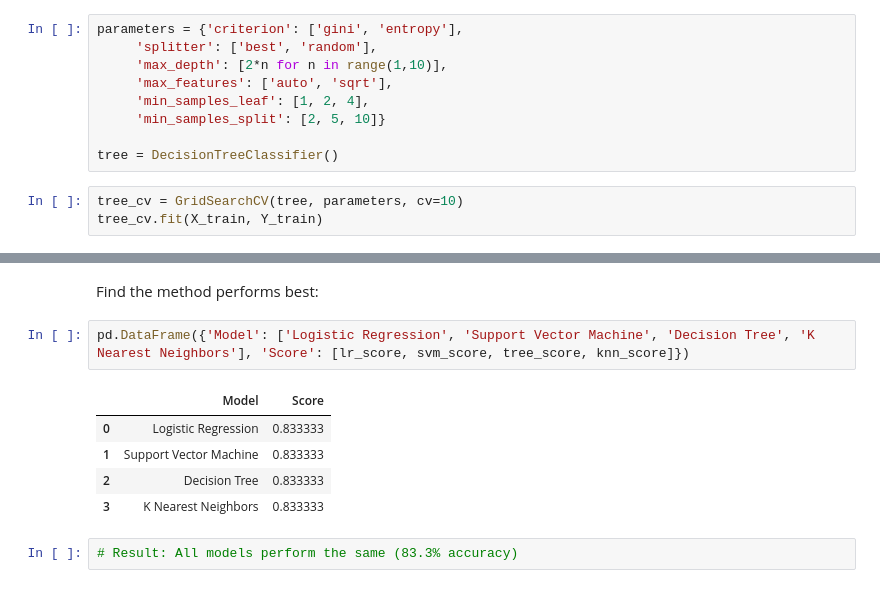
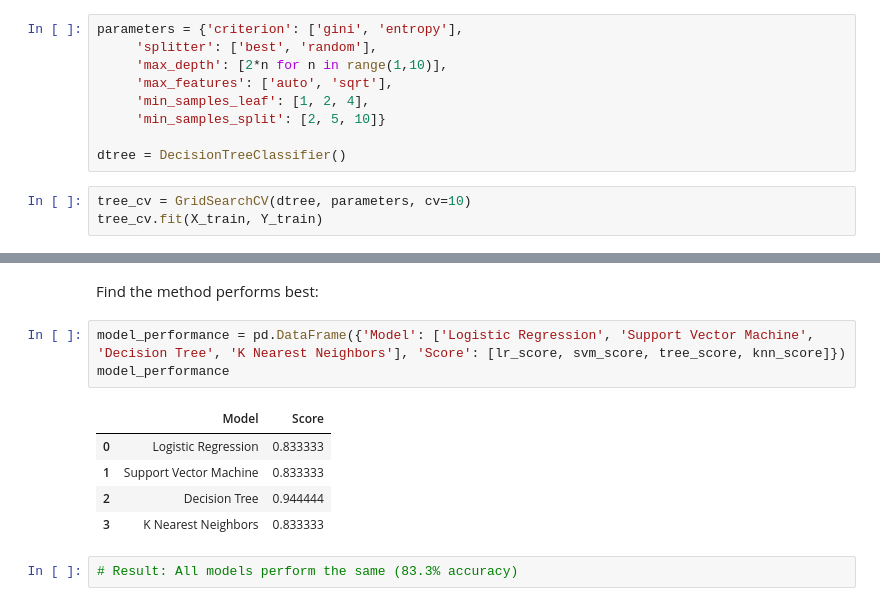
Before and after one commit to prombi/IBM-Capstone-Project, a Jupyter notebook: 08 - SpaceX_Machine Learning Prediction_Part_5.ipynb, the cells around one changed output, grey strips where cells are left out. Drawn from its saved outputs; the diff is of its cells as text.

```diff
--- a/08 - SpaceX_Machine Learning Prediction_Part_5.ipynb
+++ b/08 - SpaceX_Machine Learning Prediction_Part_5.ipynb
@@ -271,9 +252,9 @@ parameters = {'criterion': ['gini', 'entropy'],
      'min_samples_leaf': [1, 2, 4],
      'min_samples_split': [2, 5, 10]}
 
-tree = DecisionTreeClassifier()
+dtree = DecisionTreeClassifier()
 # %%
-tree_cv = GridSearchCV(tree, parameters, cv=10)
+tree_cv = GridSearchCV(dtree, parameters, cv=10)
 tree_cv.fit(X_train, Y_train)
 # %% [output]
 GridSearchCV(cv=10, estimator=DecisionTreeClassifier(),
@@ -385,12 +386,13 @@ plot_confusion_matrix(Y_test,yhat)
 # %% [markdown]
 Find the method performs best:
 # %%
-pd.DataFrame({'Model': ['Logistic Regression', 'Support Vector Machine', 'Decision Tree', 'K Nearest Neighbors'], 'Score': [lr_score, svm_score, tree_score, knn_score]})
+model_performance = pd.DataFrame({'Model': ['Logistic Regression', 'Support Vector Machine', 'Decision Tree', 'K Nearest Neighbors'], 'Score': [lr_score, svm_score, tree_score, knn_score]})
+model_performance
 # %% [output]
 |  | Model | Score |
 | 0 | Logistic Regression | 0.833333 |
 | 1 | Support Vector Machine | 0.833333 |
-| 2 | Decision Tree | 0.833333 |
+| 2 | Decision Tree | 0.944444 |
 | 3 | K Nearest Neighbors | 0.833333 |
 # %%
 # Result: All models perform the same (83.3% accuracy)
```
Also changed, not shown: parts of 11 cells of this notebook, 5 other files.
